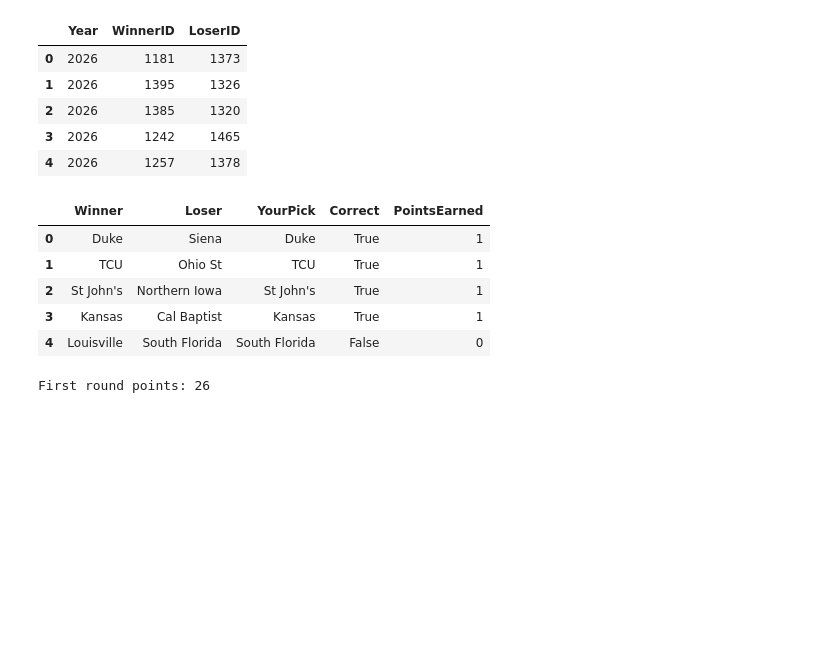
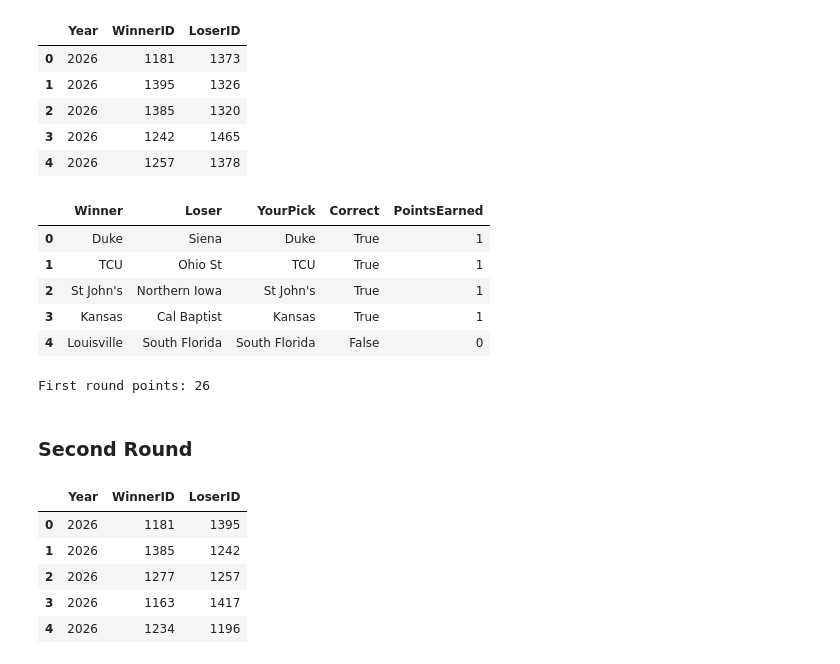
Before and after one commit to ItsJayYip/MMPredictions, a Jupyter notebook: results/results.ipynb, the cells around one changed output. Cells and saved outputs as stored; diff of their text form; code cells hidden in the pictures; blank space fills up the shorter version.

```diff
--- a/results/results.ipynb
+++ b/results/results.ipynb
@@ -96,3 +96,15 @@ print(f"First round points: {round1Points}")
 | 3 | Kansas | Cal Baptist | Kansas | True | 1 |
 | 4 | Louisville | South Florida | South Florida | False | 0 |
 First round points: 26
+# %% [markdown]
+### Second Round
+# %%
+matchup2CSV = pd.read_csv("secondRoundMatchups.csv")
+display(matchup2CSV.head())
+# %% [output]
+|  | Year | WinnerID | LoserID |
+| 0 | 2026 | 1181 | 1395 |
+| 1 | 2026 | 1385 | 1242 |
+| 2 | 2026 | 1277 | 1257 |
+| 3 | 2026 | 1163 | 1417 |
+| 4 | 2026 | 1234 | 1196 |
```
Also changed, not shown: parts of 1 cell of this notebook, 5 other files.
